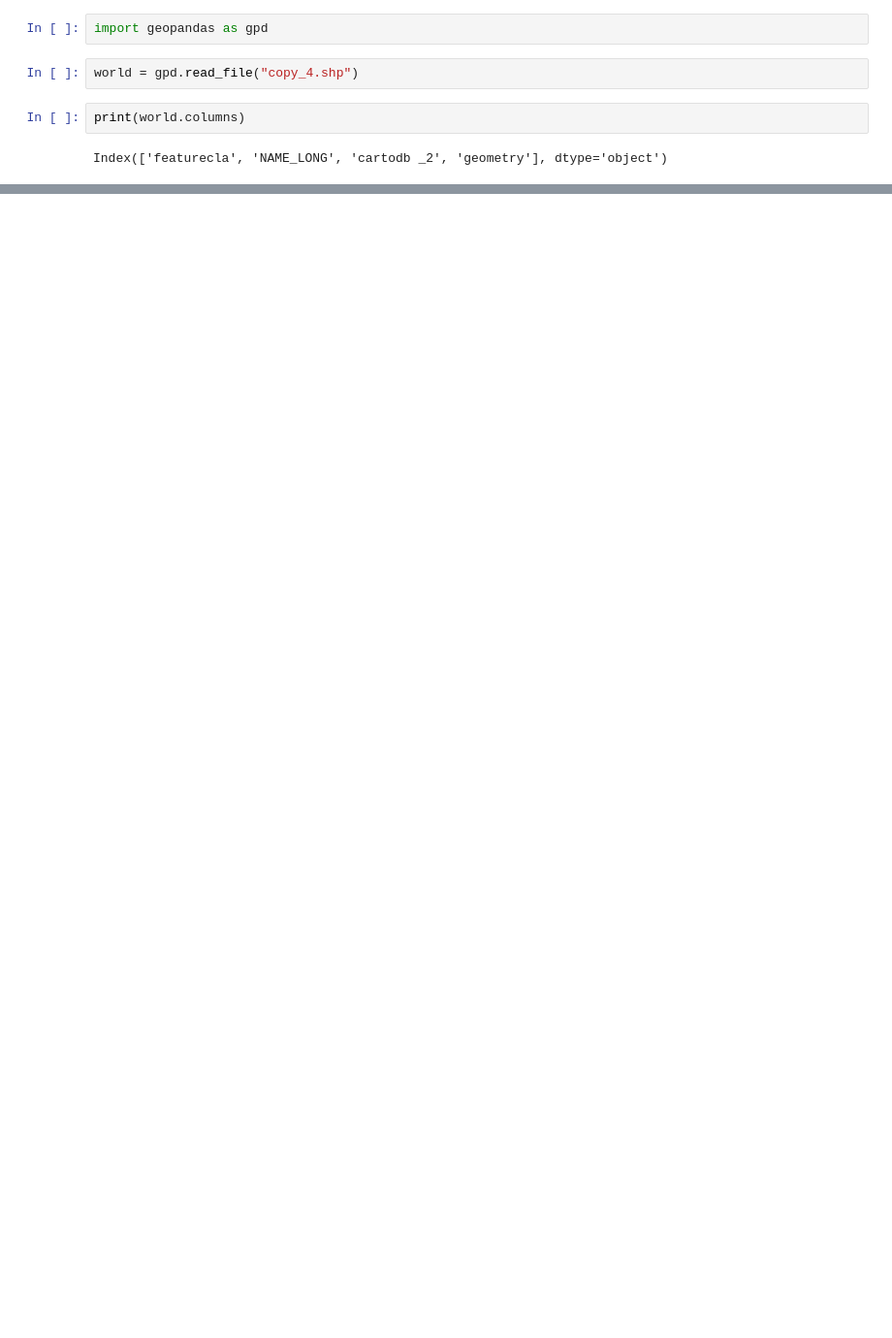
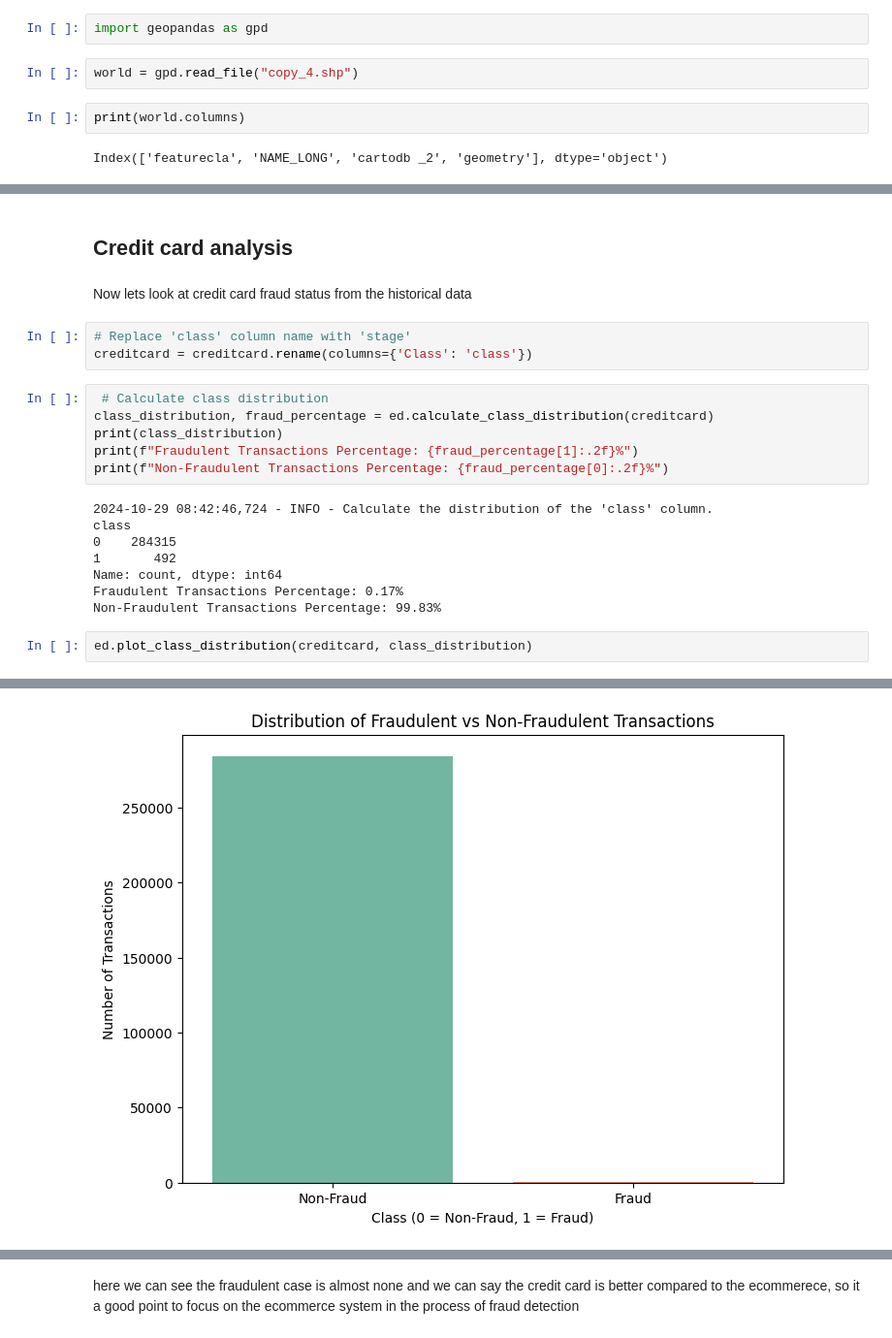
Before and after one commit to beza328/Fraud-Detection, a Jupyter notebook: Notebook/Eda.ipynb, the cells around one changed output, grey strips where cells are left out. Shown: that part at 97% size. Saved outputs shown, nothing was run; the diff lists cells and outputs as text; blank space fills up the shorter version.

Commit message:
further analysis for both ecommerce and credit card

```diff
--- a/Notebook/Eda.ipynb
+++ b/Notebook/Eda.ipynb
@@ -537,0 +538,24 @@ ed.plot_fraud_map(country_fraud_stats, 'copy_4.shp')
+# %% [markdown]
+## Credit card analysis
+# %% [markdown]
+Now lets look at credit card fraud status from the historical data
+# %%
+# Replace 'class' column name with 'stage'
+creditcard = creditcard.rename(columns={'Class': 'class'})
+# %%
+ # Calculate class distribution
+class_distribution, fraud_percentage = ed.calculate_class_distribution(creditcard)
+print(class_distribution)
+print(f"Fraudulent Transactions Percentage: {fraud_percentage[1]:.2f}%")
+print(f"Non-Fraudulent Transactions Percentage: {fraud_percentage[0]:.2f}%")
+# %% [output]
+2024-10-29 08:42:46,724 - INFO - Calculate the distribution of the 'class' column.
+class
+0    284315
+1       492
+Name: count, dtype: int64
+Fraudulent Transactions Percentage: 0.17%
+Non-Fraudulent Transactions Percentage: 99.83%
+# %%
+ed.plot_class_distribution(creditcard, class_distribution)
+# %% [output]
@@ -537,0 +565 @@ ed.plot_fraud_map(country_fraud_stats, 'copy_4.shp')
+[figure, added]
@@ -537,0 +567,2 @@ ed.plot_fraud_map(country_fraud_stats, 'copy_4.shp')
+# %% [markdown]
+here we can see the fraudulent case is almost none and we can say the credit card is better compared to the ecommerece, so it a good point to focus on the ecommerce system in the process of fraud detection
```
Also changed, not shown: parts of 26 cells of this notebook, 2 other files.
